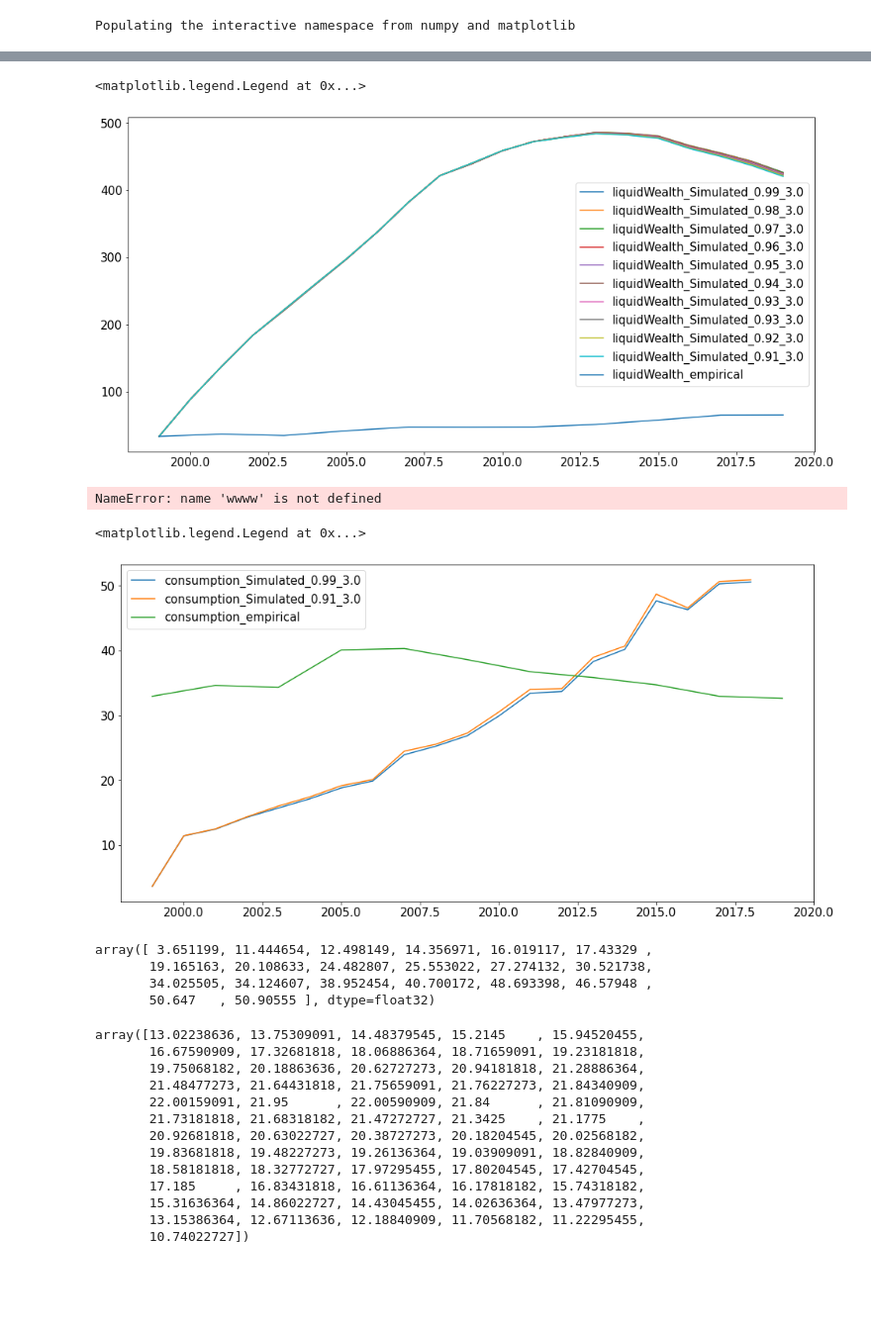
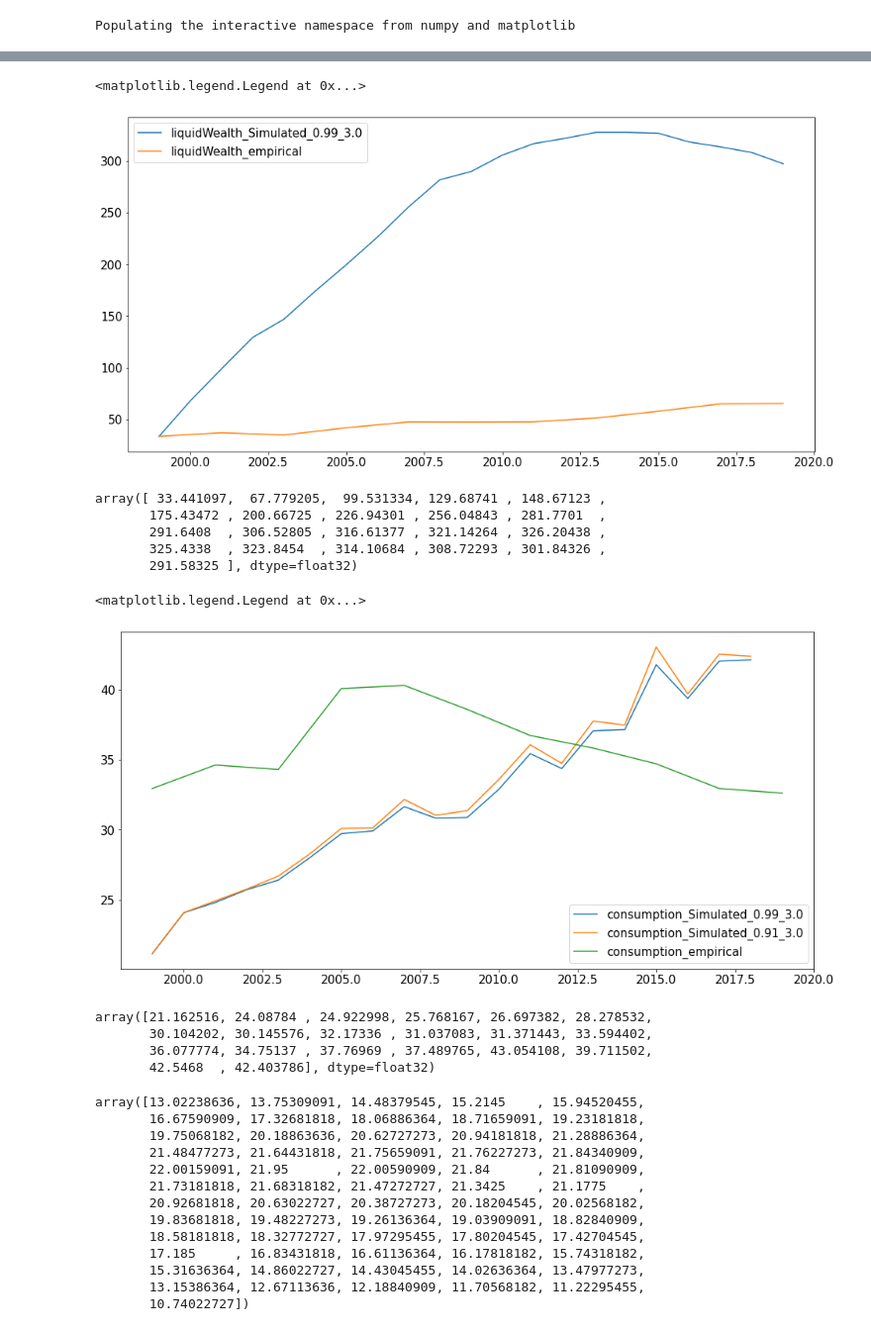
Before and after one commit to dongxulee/lifeCycleRefine, a Jupyter notebook: 20211217/results.ipynb, the cells around one changed output, grey strips where cells are left out. Shown at 99% size. Cells and saved outputs as stored; diff of their text form; code cells hidden in the pictures; blank space fills up the shorter version.

```diff
--- a/20211217/results.ipynb
+++ b/20211217/results.ipynb
@@ -6,7 +6,7 @@ matplotlib.rcParams['figure.figsize'] = [16, 8]
 plt.rcParams.update({'font.size': 15})
 
 AgentType = ["poorHigh","poorLow","richHigh","richLow"]
-Beta_r = [0.01, 0.02, 0.03, 0.04, 0.05, 0.06, 0.07, 0.08, 0.09, 0.10]
+Beta_r = [0.01]
 Gamma = [3.0]
 # %% [output]
 Populating the interactive namespace from numpy and matplotlib
@@ -112,24 +89,28 @@ bondOrcash
 # %%
 for gamma in Gamma:
-    for beta_r in [0.01,0.02,0.03,0.04,0.05,0.06,0.07,0.08,0.09,0.1]:
+    for beta_r in [0.01]:
         waseozcbkhmType = []
         for agentType in AgentType:
             ### load in the data
             fileName = agentType + "_" + str(beta_r) + "_" + str(gamma)
             waseozcbkhmType.append(np.load("waseozcbkhm_" + fileName + ".npy", allow_pickle=True))
         waseozcbkhm = outputVariables(waseozcbkhmType)
         # [ws,ab,ss,es,os,zs,cs,bs,ks,hs,ms]
         wwww, aaaa, ssss, eeee, oooo, zzzz, cccc, bbbb, kkkk, hhhh, mmmm = waseozcbkhm
         plt.plot(range(1999,2020), wwww.mean(axis = 1), label = "liquidWealth_Simulated_" + str(round(1/(1+beta_r), 2)) + "_" + str(gamma))
 plt.plot(years,np.array(investmentStock) + np.array(bondOrcash), label = "liquidWealth_empirical")
 plt.legend()
 # %% [output]
 <matplotlib.legend.Legend at 0x...>
-[figure, old version]
+[figure, new version]
 # %%
 wwww.mean(axis = 1)
 # %% [output]
-NameError: name 'wwww' is not defined
+array([ 33.441097,  67.779205,  99.531334, 129.68741 , 148.67123 ,
+       175.43472 , 200.66725 , 226.94301 , 256.04843 , 281.7701  ,
+       291.6408  , 306.52805 , 316.61377 , 321.14264 , 326.20438 ,
+       325.4338  , 323.8454  , 314.10684 , 308.72293 , 301.84326 ,
+       291.58325 ], dtype=float32)
 # %%
 for gamma in Gamma:
     for beta_r in [0.01,0.1]:
@@ -146,14 +127,14 @@ plt.plot(years,consumption, label = "consumption_empirical")
 plt.legend()
 # %% [output]
 <matplotlib.legend.Legend at 0x...>
-[figure, old version]
+[figure, new version]
 # %%
 cccc.mean(axis = 1)
 # %% [output]
-array([ 3.651199, 11.444654, 12.498149, 14.356971, 16.019117, 17.43329 ,
-       19.165163, 20.108633, 24.482807, 25.553022, 27.274132, 30.521738,
-       34.025505, 34.124607, 38.952454, 40.700172, 48.693398, 46.57948 ,
-       50.647   , 50.90555 ], dtype=float32)
+array([21.162516, 24.08784 , 24.922998, 25.768167, 26.697382, 28.278532,
+       30.104202, 30.145576, 32.17336 , 31.037083, 31.371443, 33.594402,
+       36.077774, 34.75137 , 37.76969 , 37.489765, 43.054108, 39.711502,
+       42.5468  , 42.403786], dtype=float32)
 # %%
 import numpy as np
 np.load("constant/c_bar.npy")
```
Also changed, not shown: parts of 7 cells of this notebook, 2 other files.
